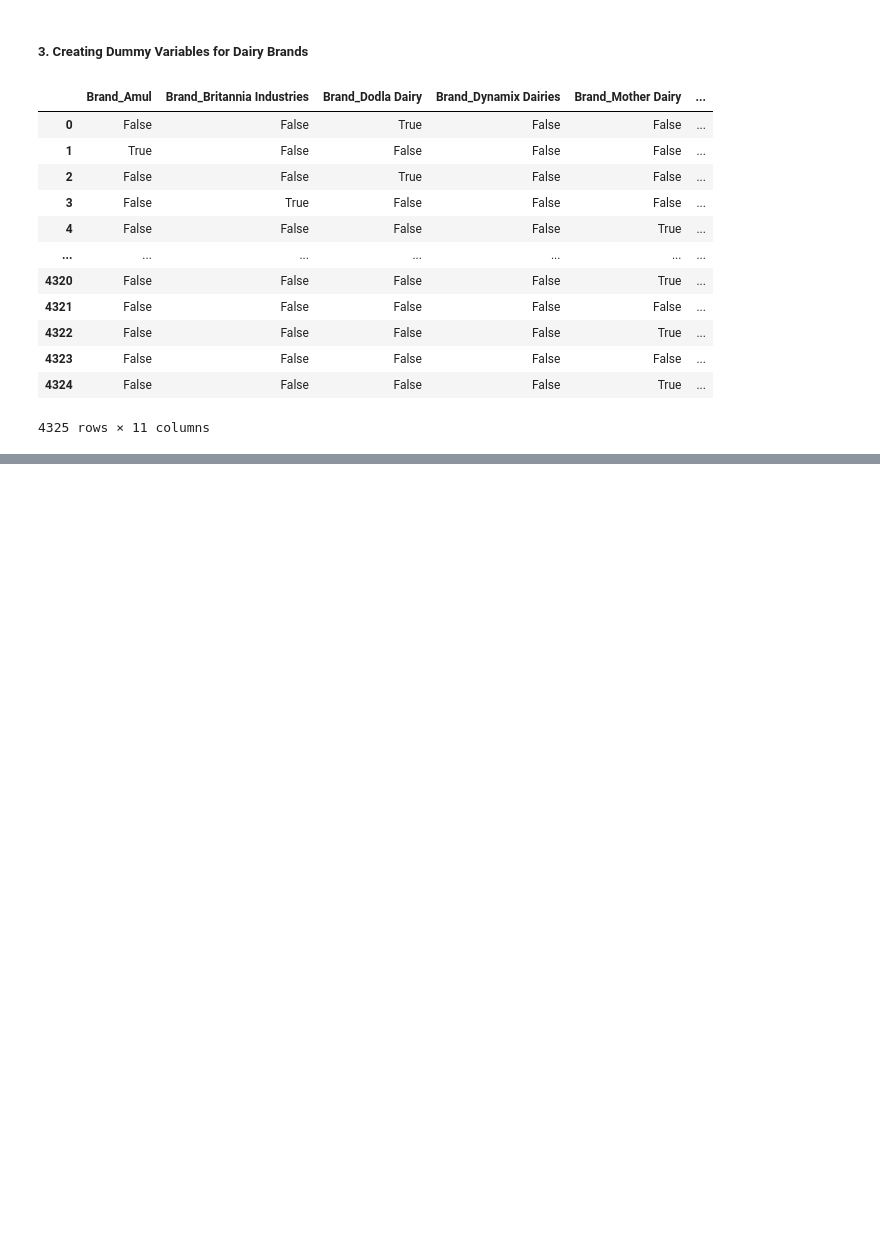
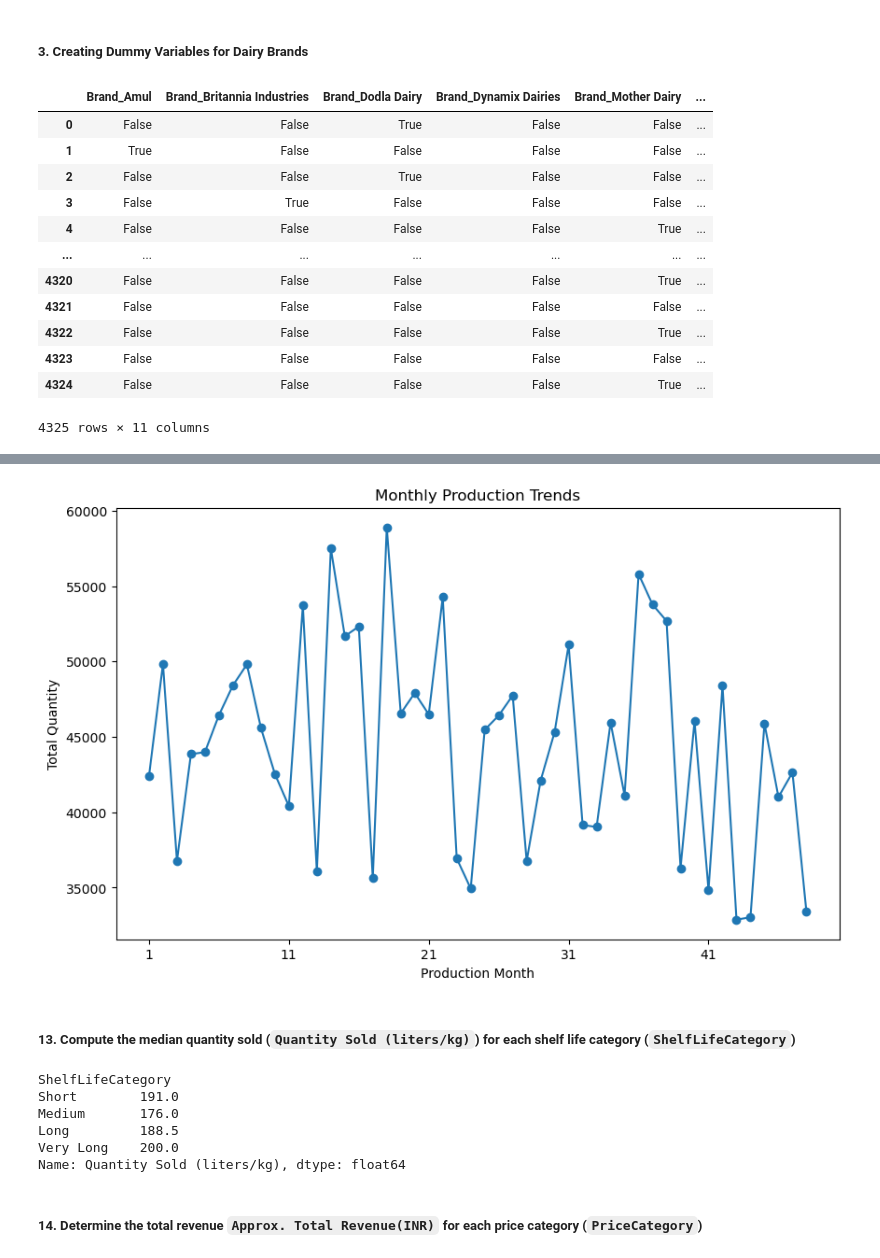
Before and after one commit to OUALi0/Transforming-Data, a Jupyter notebook: project3.ipynb, the cells around one changed output, grey strips where cells are left out. Saved outputs shown, nothing was run; the diff lists cells and outputs as text; code cells hidden in the pictures; blank space fills up the shorter version.

```diff
--- a/project3.ipynb
+++ b/project3.ipynb
@@ -128,0 +331,8 @@ brand_dummies
+# %%
+monthly_production = goods_df.groupby('ProductionMonth')['Quantity (liters/kg)'].sum()
+# %%
+monthly_production_plot = monthly_production.plot(kind='line', marker='o', xlabel='Production Month', ylabel='Total Quantity', title='Monthly Production Trends', figsize=(10, 6))
+# %% [output]
+[figure, added]
+# %% [markdown]
+##### 13. Compute the median quantity sold (`Quantity Sold (liters/kg)`) for each shelf life category (`ShelfLifeCategory`)
@@ -128,0 +341,11 @@ brand_dummies
+# %%
+median_quantity_sold
+# %% [output]
+ShelfLifeCategory
+Short        191.0
+Medium       176.0
+Long         188.5
+Very Long    200.0
+Name: Quantity Sold (liters/kg), dtype: float64
+# %% [markdown]
+##### 14. Determine the total revenue `Approx. Total Revenue(INR)` for each price category (`PriceCategory`)
```
Also changed, not shown: parts of 34 cells of this notebook.
